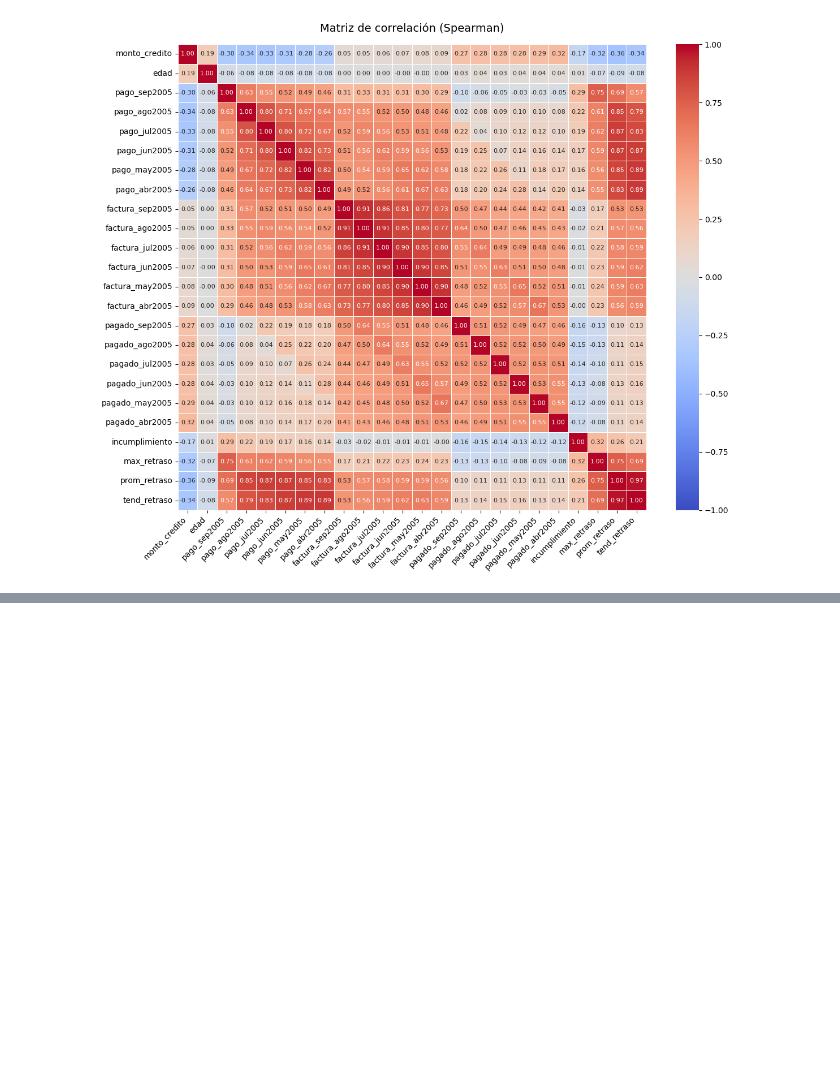
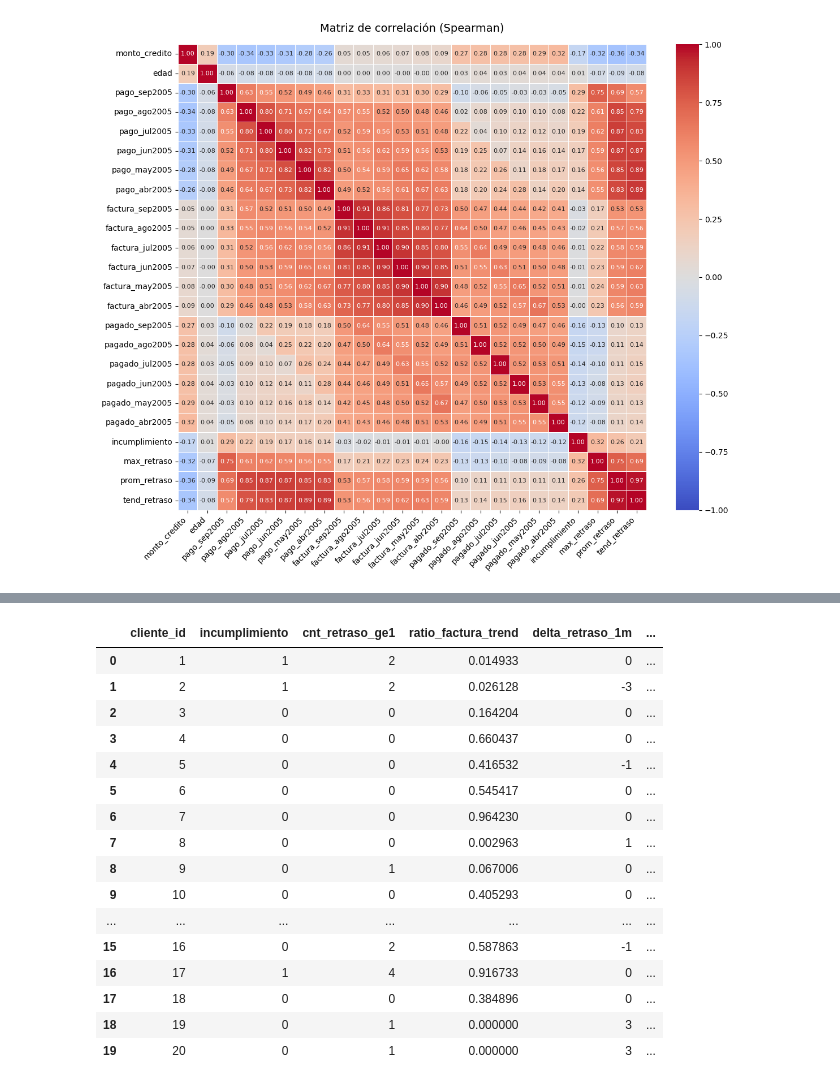
Before and after one commit to sgurdian/ml_default_credit_card_clients, a Jupyter notebook: notebooks/ml_project_DCCC.ipynb, the cells around one changed output, grey strips where cells are left out. Drawn from its saved outputs; the diff is of its cells as text; code cells hidden in the pictures; blank space fills up the shorter version.

```diff
--- a/notebooks/ml_project_DCCC.ipynb
+++ b/notebooks/ml_project_DCCC.ipynb
@@ -740,0 +830,59 @@ plt.show()
+# %%
+# ---------------------------------------
+# Dataset definitivo, sin colinealidad
+# ---------------------------------------
+import numpy as np
+import pandas as pd
+
+df = df_dccc.copy()
+
+# --- Métrica única de mora (elige UNA) ---
+df['cnt_retraso_ge1'] = (df[['pago_sep2005','pago_ago2005','pago_jul2005',
+                             'pago_jun2005','pago_may2005','pago_abr2005']] >= 1
+                        ).sum(axis=1).astype('int8')
+
+# --- Utilización de la línea: tendencia ---
+fact_cols = ['factura_sep2005','factura_ago2005','factura_jul2005',
+             'factura_jun2005','factura_may2005','factura_abr2005']
+ratio_fact = df[fact_cols].div(df['monto_credito'], axis=0).clip(upper=5)
+df['ratio_factura_trend'] = (ratio_fact.to_numpy() @ np.arange(6)) / 15  # sum = 15
+
+# --- Aceleración de mora último mes ---
+df['delta_retraso_1m'] = df['pago_sep2005'] - df['pago_ago2005']
+
+# --- Categórica depurada ---
+df['nivel_educacion_grp'] = (
+    df['nivel_educacion'].replace({'otros': 'secundaria'})
+)
+
+# --- Selección final ---
+vars_finales = ['cliente_id', 'incumplimiento',
+                'cnt_retraso_ge1',
+                'ratio_factura_trend',
+                'delta_retraso_1m',
+                'nivel_educacion_grp']
+df_feat = df[vars_finales].copy()
+
+# --- One-hot para la educación ---
+df_feat = pd.get_dummies(df_feat, columns=['nivel_educacion_grp'],
+                         drop_first=True, dtype='int8')
+
+df_feat.head(20)
+# %% [output]
+|  | cliente_id | incumplimiento | cnt_retraso_ge1 | ratio_factura_trend | delta_retraso_1m | ... |
+| 0 | 1 | 1 | 2 | 0.014933 | 0 | ... |
+| 1 | 2 | 1 | 2 | 0.026128 | -3 | ... |
+| 2 | 3 | 0 | 0 | 0.164204 | 0 | ... |
+| 3 | 4 | 0 | 0 | 0.660437 | 0 | ... |
+| 4 | 5 | 0 | 0 | 0.416532 | -1 | ... |
+| 5 | 6 | 0 | 0 | 0.545417 | 0 | ... |
+| 6 | 7 | 0 | 0 | 0.964230 | 0 | ... |
+| 7 | 8 | 0 | 0 | 0.002963 | 1 | ... |
+| 8 | 9 | 0 | 1 | 0.067006 | 0 | ... |
+| 9 | 10 | 0 | 0 | 0.405293 | 0 | ... |
+| ... | ... | ... | ... | ... | ... | ... |
+| 15 | 16 | 0 | 2 | 0.587863 | -1 | ... |
+| 16 | 17 | 1 | 4 | 0.916733 | 0 | ... |
+| 17 | 18 | 0 | 0 | 0.384896 | 0 | ... |
+| 18 | 19 | 0 | 1 | 0.000000 | 3 | ... |
+| 19 | 20 | 0 | 1 | 0.000000 | 3 | ... |
```
Also changed, not shown: parts of 5 cells of this notebook, 1 other file.
